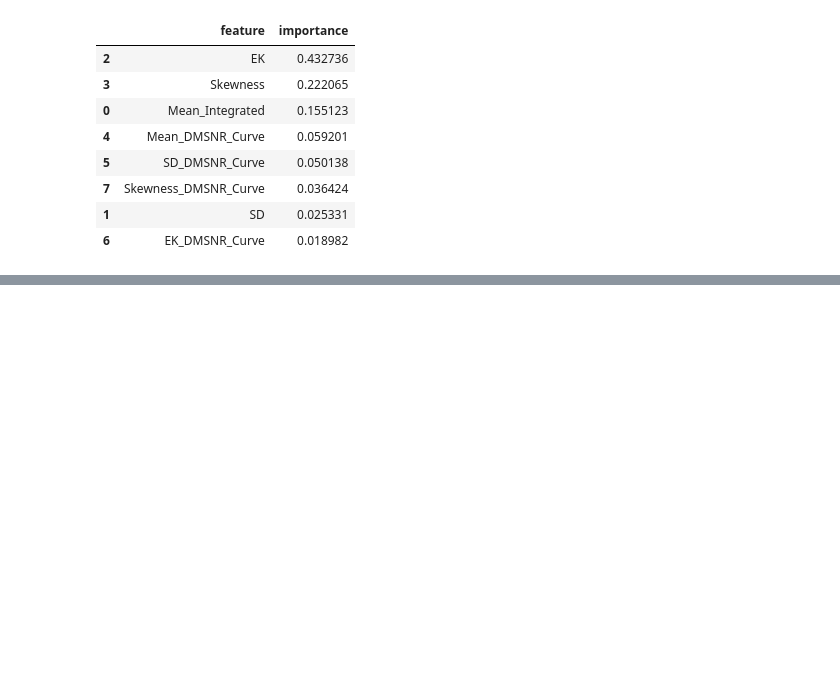
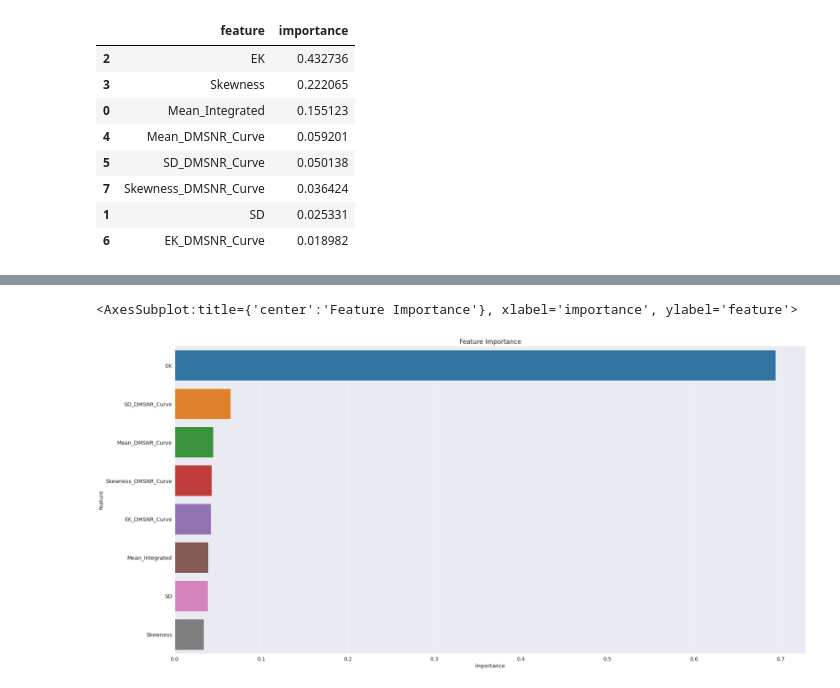
Before and after one commit to Rey-commits/AI-Computer_Vision_Projects, a Jupyter notebook: 11_Pulsar_Star_Prediction/Pulsar_Star_Prediction.ipynb, the cells around one changed output, grey strips where cells are left out. Drawn from its saved outputs; the diff is of its cells as text; code cells hidden in the pictures; blank space fills up the shorter version.

Commit message:
tuned xgboost model has been trained

```diff
--- a/11_Pulsar_Star_Prediction/Pulsar_Star_Prediction.ipynb
+++ b/11_Pulsar_Star_Prediction/Pulsar_Star_Prediction.ipynb
@@ -753,0 +756,24 @@ importance_df
+# %%
+Tuned_XGB_model = XGBClassifier(max_depth=40,n_jobs=-1, random_state=42)
+# %%
+training_start = time.perf_counter()
+Tuned_XGB_model.fit(train_inputs[numeric_cols], train_targets)
+training_end = time.perf_counter()
+
+prediction_start = time.perf_counter()
+train_preds = Tuned_XGB_model.predict(train_inputs)
+test_preds = Tuned_XGB_model.predict(test_inputs)
+val_preds = Tuned_XGB_model.predict(val_inputs)
+prediction_end = time.perf_counter()
+
+test_accuracy_XGB = (test_preds == test_targets).sum().astype(float)/len(test_preds)*100
+val_accuracy_XGB = (val_preds == val_targets).sum().astype(float)/len(val_preds)*100
+train_accuracy_XGB = (train_preds == train_targets).sum().astype(float)/len(train_preds)*100
+
+XGB_train_time = training_end - training_start
+XGB_prediction_time = prediction_end - prediction_start
+print("Tuned_XGB's test accuracy is: %3.2f" % (test_accuracy_XGB))
+print("Tuned_XGB's validation accuracy is: %3.2f" % (val_accuracy_XGB))
+print("Tuned_XGB's train accuracy is: %3.2f" % (train_accuracy_XGB))
+print("Time consumed for training: %4.3f" % (XGB_train_time))
+print("Time consumed for prediction: %6.5f seconds" % (XGB_prediction_time))
@@ -753,0 +787,12 @@ importance_df
+# %%
+plt.figure(figsize=(30,15))
+
+importance_df = pd.DataFrame({
+    "feature": train_inputs.columns,
+    "importance": Tuned_XGB_model.feature_importances_
+}).sort_values("importance", ascending=False)
+plt.title("Feature Importance")
+sns.barplot(data=importance_df.head(10), x="importance", y="feature")
+# %% [output]
+<AxesSubplot:title={'center':'Feature Importance'}, xlabel='importance', ylabel='feature'>
+[figure, added]
```
Also changed, not shown: parts of 3 cells of this notebook.
